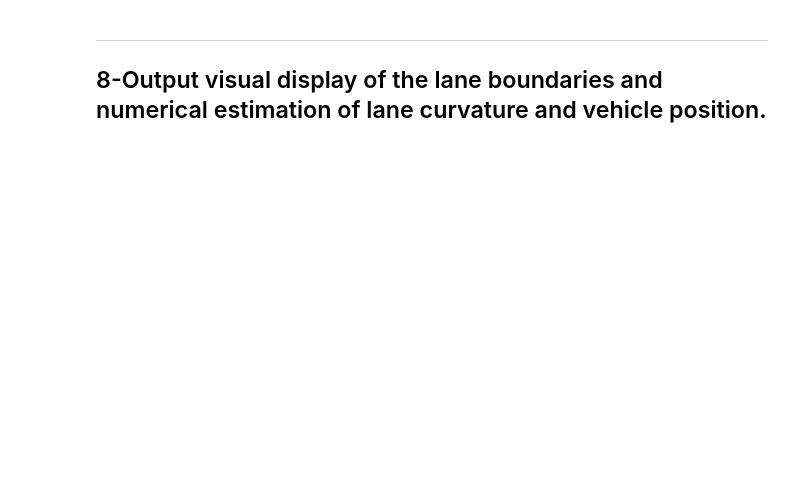
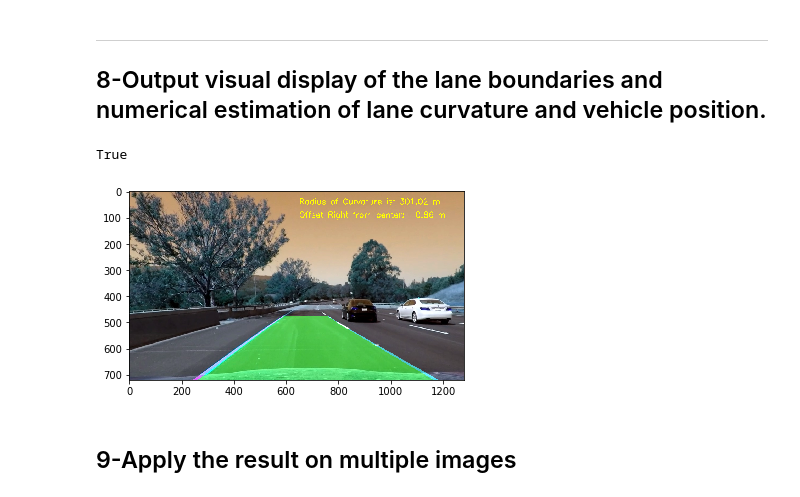
Before and after one commit to dringakn/CarND-Advanced-Lane-Lines, a Jupyter notebook: solution.ipynb, the cells around one changed output. Drawn from its saved outputs; the diff is of its cells as text; code cells hidden in the pictures; blank space fills up the shorter version.

```diff
--- a/solution.ipynb
+++ b/solution.ipynb
@@ -349,6 +349,6 @@ def calculateROC(imgIn, leftFit, rightFit):
     return (leftCurvature + rightCurvature)/2.0, distance
 
 # Test the ROC and offset
-curvature, distance = calculateROC(imgWarped, leftFit, rightFit)
-print('Curvature:',curvature, 'm, Distance:', distance, 'm')
+curvature, offset = calculateROC(imgWarped, leftFit, rightFit)
+print('Curvature:',curvature, 'm, Offset:', offset, 'm')
 # %% [output]
@@ -391,3 +394,20 @@ plt.imshow(imgUnWarped)
 # %% [markdown]
 ---
 ## 8-Output visual display of the lane boundaries and numerical estimation of lane curvature and vehicle position.
+# %%
+def annotateImage(imgIn, curvature, offset):
+    font = cv2.FONT_HERSHEY_SIMPLEX
+    text = "Radius of Curvature is: {:.2f} m".format(curvature)
+    cv2.putText(imgIn, text, (650,50), font, 1, (255,255,0), 2)
+    text = "Offset Right from center: {:.2f} m".format(offset)
+    cv2.putText(imgIn, text, (650,100), font, 1, (255,255,0), 2)
+    return imgIn
+
+imgResult = annotateImage(imgUnWarped, curvature, offset)
+plt.imshow(imgResult)
+cv2.imwrite('./output_images/results/test6.jpg', imgResult)
+# %% [output]
+True
+[figure, added]
+# %% [markdown]
+## 9-Apply the result on multiple images
```
Also changed, not shown: parts of 2 cells of this notebook, 1 other file.
